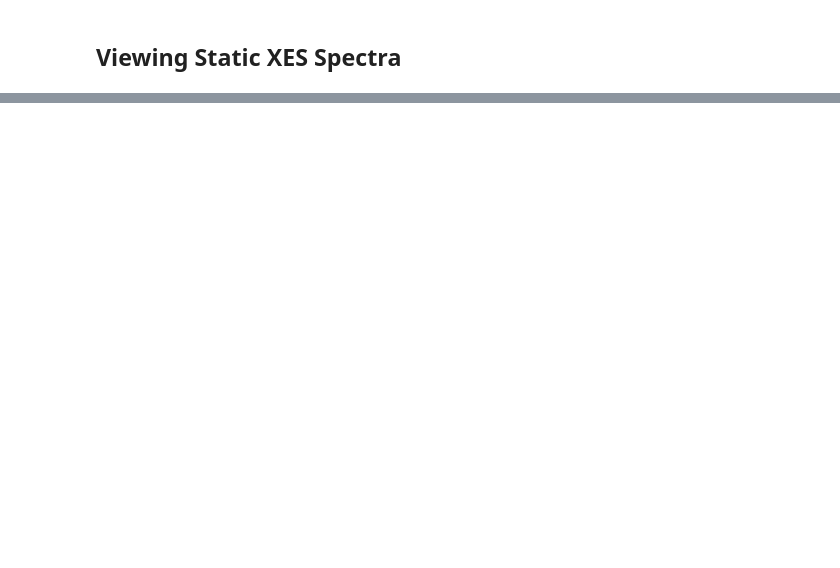
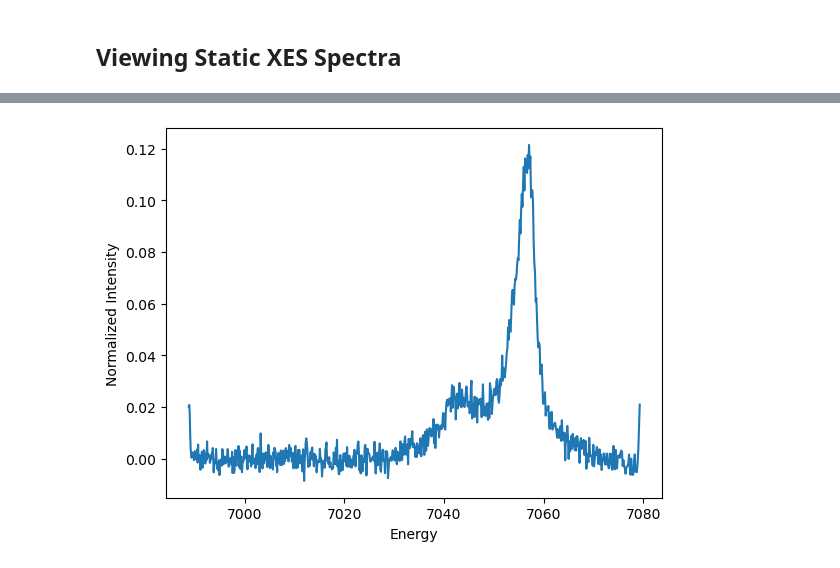
Before and after one commit to lg345/XSpect, a Jupyter notebook: XSpect_XES_mfxl1015522.ipynb, the cells around one changed output, grey strips where cells are left out. Drawn from its saved outputs; the diff is of its cells as text; code cells hidden in the pictures; blank space fills up the shorter version.

```diff
--- a/XSpect_XES_mfxl1015522.ipynb
+++ b/XSpect_XES_mfxl1015522.ipynb
@@ -60,0 +137,41 @@ xes.run_statistics
+# %%
+xes.first_moment=Peaks.first_moment(v.energy,v.summed_xes,7030,7072)
+print(f'First Moment: {xes.first_moment}')
+xes.print_run_statistics()
+exclusions= (
+    (6980, 6990), #edge of detector
+    (7030,7070), #Main peaks
+    (7076,7081),# other edge of detector
+)
+v.background_subtracted=Background.polynomial_subtraction(v.energy,v.summed_xes,4,exclusions)
+
+
+plt.figure(figsize=(10, 6))
+plt.plot(v.energy, v.background_subtracted, label='Background Subtracted')
+plt.xlabel('Energy')
+plt.ylabel('Intensity')
+plt.title('Background Subtracted Spectrum')
+
+for (x_start, x_end) in exclusions:
+    plt.fill_between(v.energy, min(v.background_subtracted) - 1, max(v.background_subtracted) + 1,
+                     where=((v.energy >= x_start) & (v.energy <= x_end)), color='red', alpha=0.3)
+
+
+exclusion_patch = Patch(color='red', alpha=0.3, label='Exclusion Zones')
+plt.legend(handles=[exclusion_patch], loc='upper right')
+plt.show()
+with open(f'data_kb__{str(xes.runs)}.pkl', 'wb') as f:
+    pickle.dump(xes, f)
+with open(f'analysis_kb_{str(xes.runs)}.pkl', 'wb') as f:
+    pickle.dump(v, f)
+# %%
+v.normalize_spectrum(7030,7070)
+plt.plot(v.energy,v.normalized)
+plt.xlabel('Energy')
+plt.ylabel('Normalized Intensity')
+with open(f'data_{str(xes.runs)}.pkl', 'wb') as f:
+    pickle.dump(xes, f)
+with open(f'analysis_{str(xes.runs)}.pkl', 'wb') as f:
+    pickle.dump(v, f)
+# %% [output]
+[figure, added]
```
Also changed, not shown: parts of 10 cells of this notebook, 4 other files.
